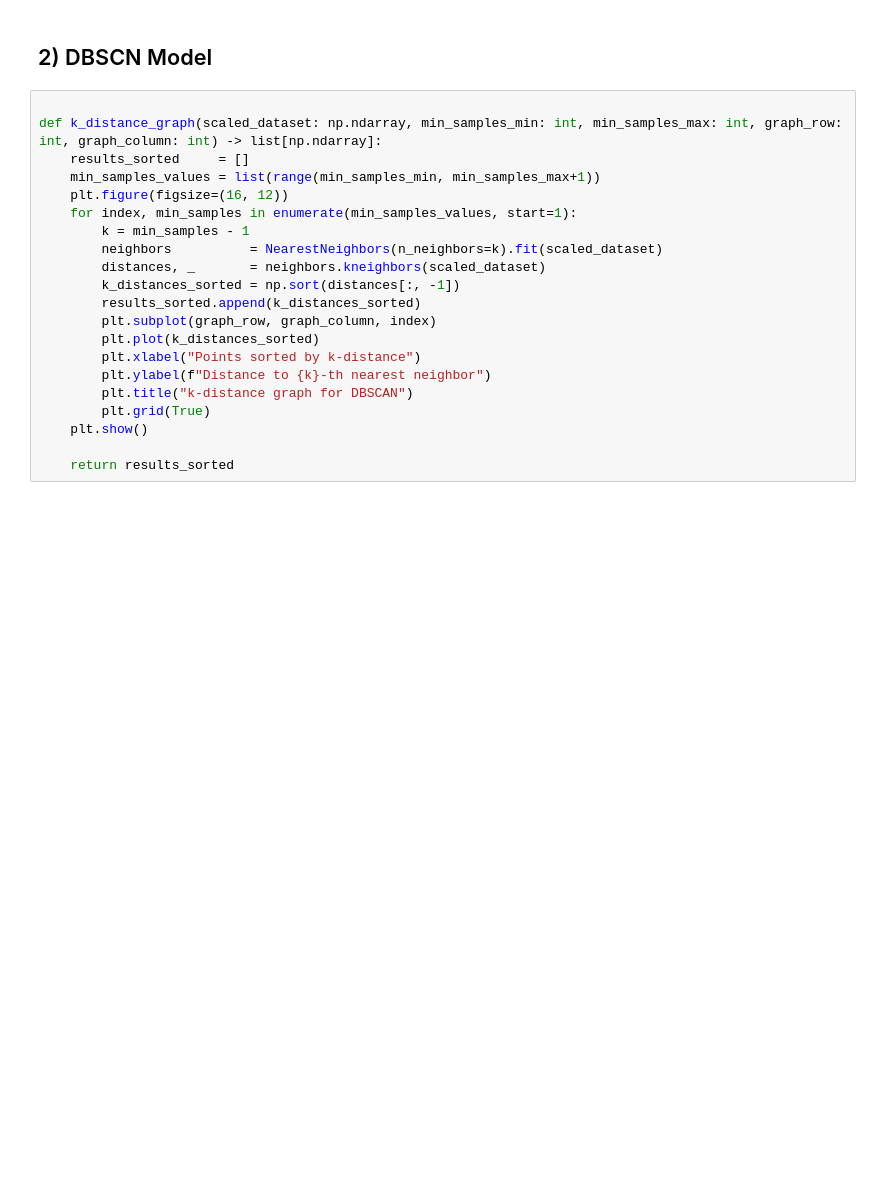
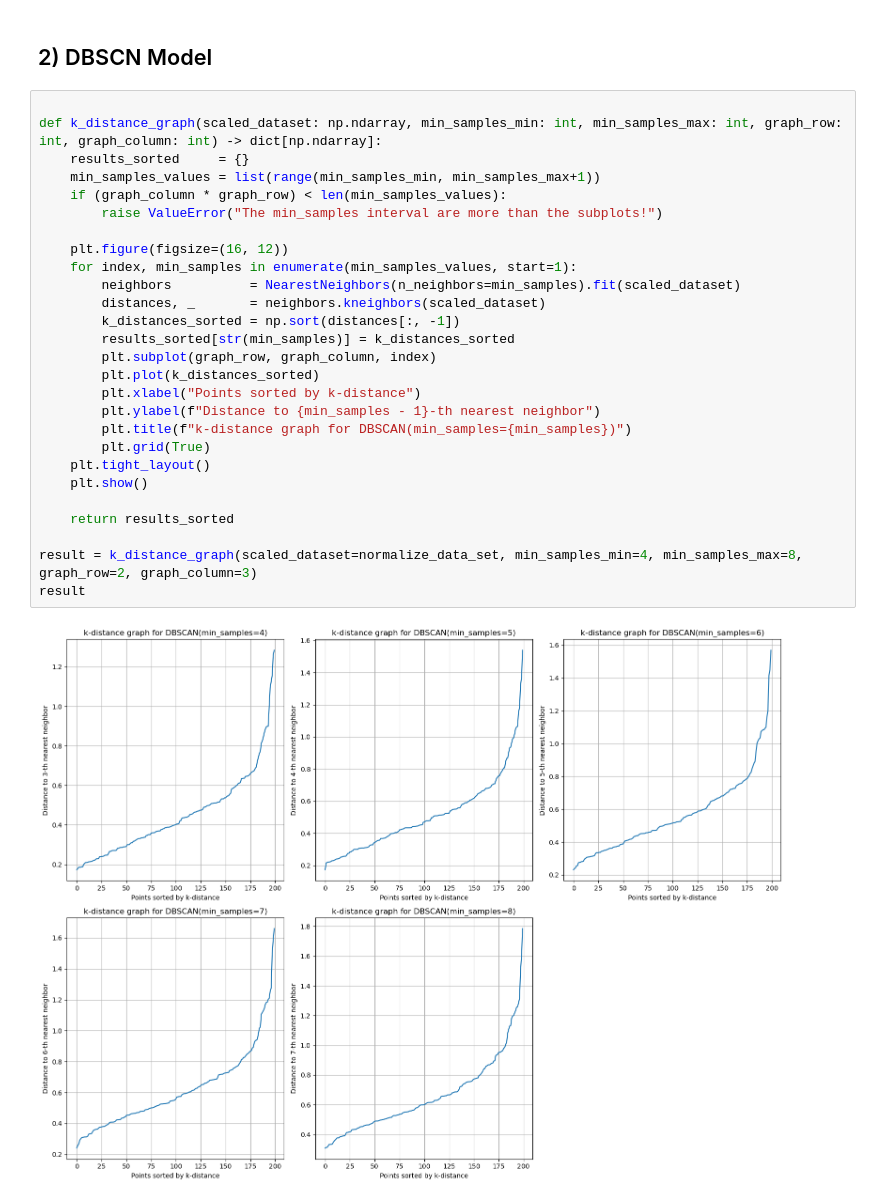
Before and after one commit to oriashakouri/MachineLearning_with_Python, a Jupyter notebook: 6)Practices/MaktabKhone_ML_Practice_3/MaktabKhone_ML_Practice_3.ipynb, the cells around one changed output. Drawn from its saved outputs; the diff is of its cells as text; blank space fills up the shorter version.

Commit message:
The k_distance_graph for finding optimal min_samples and eps is finished

```diff
--- a/6)Practices/MaktabKhone_ML_Practice_3/MaktabKhone_ML_Practice_3.ipynb
+++ b/6)Practices/MaktabKhone_ML_Practice_3/MaktabKhone_ML_Practice_3.ipynb
@@ -270,22 +270,30 @@ profile
 ## 2) DBSCN Model
 # %%
 
-def k_distance_graph(scaled_dataset: np.ndarray, min_samples_min: int, min_samples_max: int, graph_row: int, graph_column: int) -> list[np.ndarray]:
-    results_sorted     = []
+def k_distance_graph(scaled_dataset: np.ndarray, min_samples_min: int, min_samples_max: int, graph_row: int, graph_column: int) -> dict[np.ndarray]:
+    results_sorted     = {}
     min_samples_values = list(range(min_samples_min, min_samples_max+1))
+    if (graph_column * graph_row) < len(min_samples_values):
+        raise ValueError("The min_samples interval are more than the subplots!")
+
     plt.figure(figsize=(16, 12))
     for index, min_samples in enumerate(min_samples_values, start=1):
-        k = min_samples - 1
-        neighbors          = NearestNeighbors(n_neighbors=k).fit(scaled_dataset)
+        neighbors          = NearestNeighbors(n_neighbors=min_samples).fit(scaled_dataset)
         distances, _       = neighbors.kneighbors(scaled_dataset)
         k_distances_sorted = np.sort(distances[:, -1])
-        results_sorted.append(k_distances_sorted)
+        results_sorted[str(min_samples)] = k_distances_sorted
         plt.subplot(graph_row, graph_column, index)
         plt.plot(k_distances_sorted)
         plt.xlabel("Points sorted by k-distance")
-        plt.ylabel(f"Distance to {k}-th nearest neighbor")
-        plt.title("k-distance graph for DBSCAN")
+        plt.ylabel(f"Distance to {min_samples - 1}-th nearest neighbor")
+        plt.title(f"k-distance graph for DBSCAN(min_samples={min_samples})")
         plt.grid(True)
+    plt.tight_layout()
     plt.show()
 
     return results_sorted
+
+result = k_distance_graph(scaled_dataset=normalize_data_set, min_samples_min=4, min_samples_max=8, graph_row=2, graph_column=3)
+result
+# %% [output]
+[figure, added]
```
Also changed, not shown: parts of 3 cells of this notebook.
